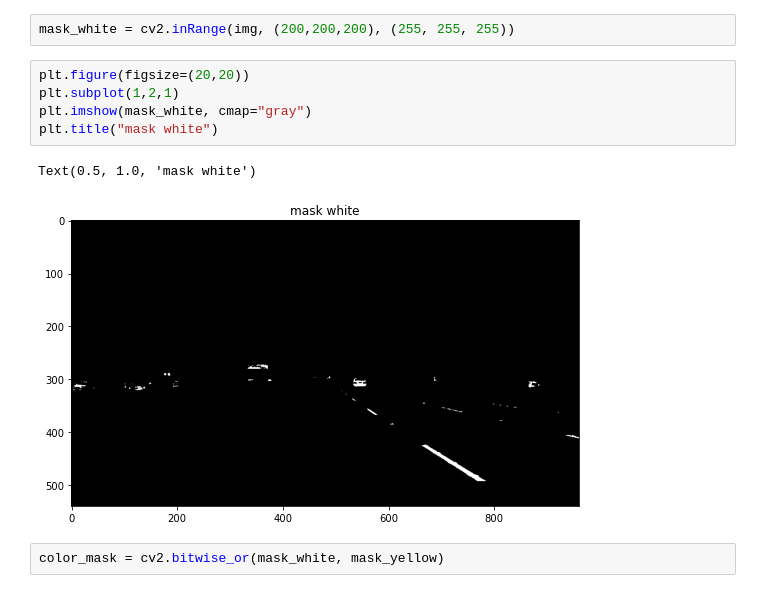
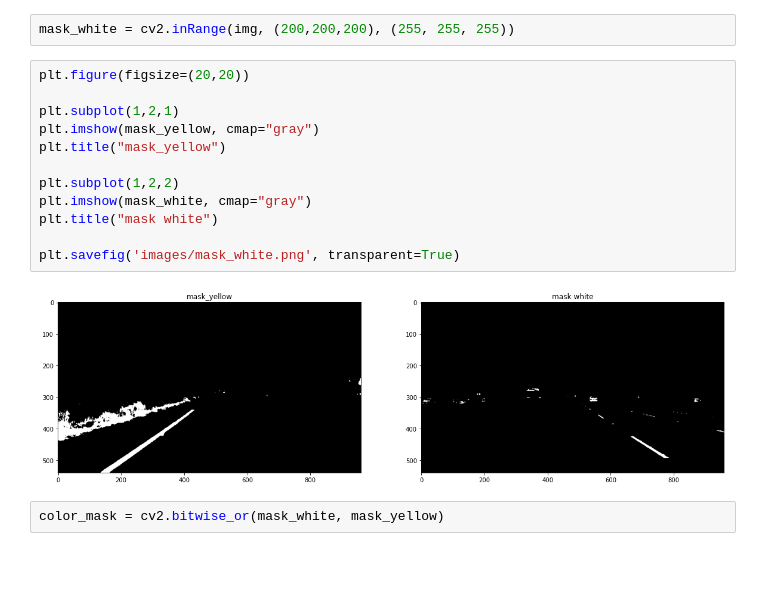
Before and after one commit to karthikeyanrathore/Lane-Line-Detection, a Jupyter notebook: Yellow Lane (PrePro).ipynb, the cells around one changed output. Saved outputs shown, nothing was run; the diff lists cells and outputs as text; blank space fills up the shorter version.

```diff
--- a/Yellow Lane (PrePro).ipynb
+++ b/Yellow Lane (PrePro).ipynb
@@ -32,12 +37,18 @@ Text(0.5, 1.0, 'mask yellow')
 mask_white = cv2.inRange(img, (200,200,200), (255, 255, 255))
 # %%
 plt.figure(figsize=(20,20))
+
 plt.subplot(1,2,1)
+plt.imshow(mask_yellow, cmap="gray")
+plt.title("mask_yellow")
+
+plt.subplot(1,2,2)
 plt.imshow(mask_white, cmap="gray")
 plt.title("mask white")
+
+plt.savefig('images/mask_white.png', transparent=True)
 # %% [output]
-Text(0.5, 1.0, 'mask white')
-[figure, old version]
+[figure, new version]
 # %%
 color_mask = cv2.bitwise_or(mask_white, mask_yellow)
 # %%
```
Also changed, not shown: parts of 3 cells of this notebook, 11 other files.
